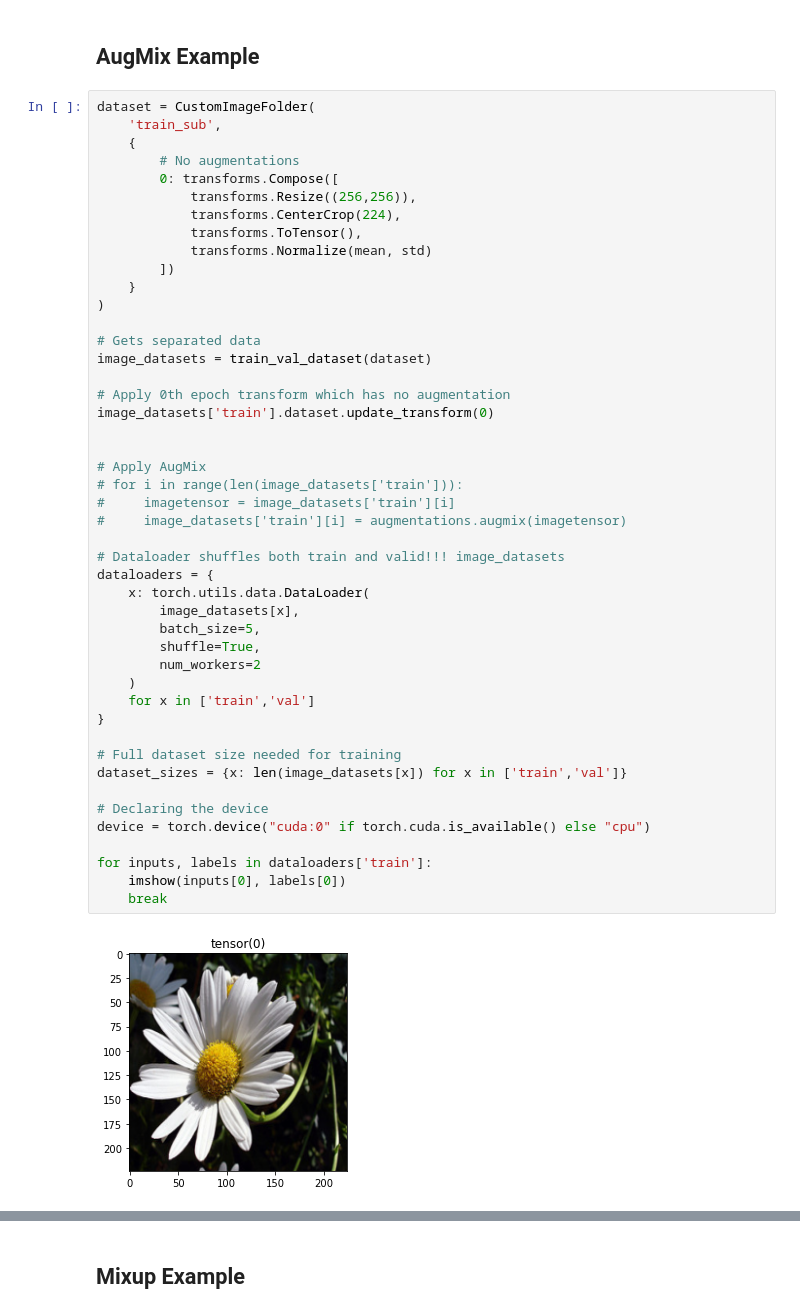
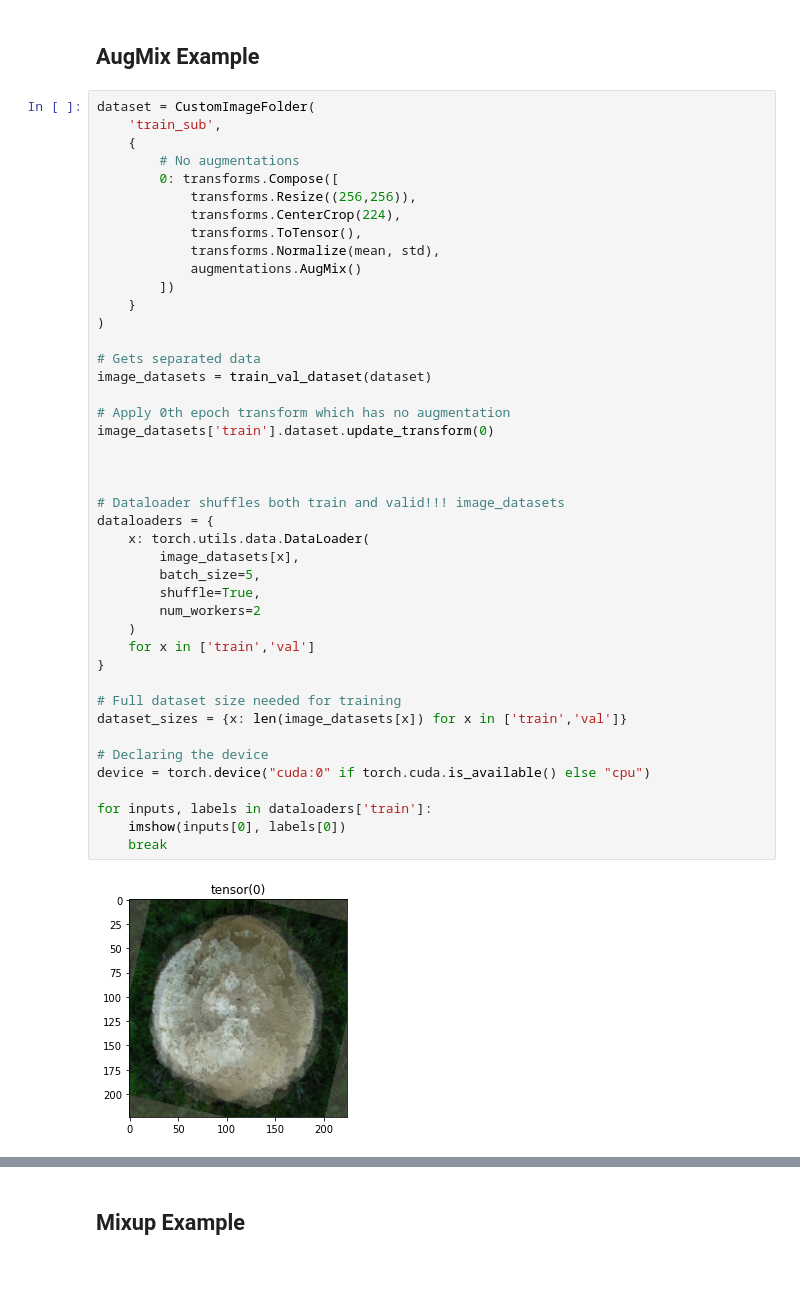
Before and after one commit to IvanSunjg/Advanced-Vision, a Jupyter notebook: colab/augmentation-examples/examples.ipynb, the cells around one changed output, grey strips where cells are left out. Saved outputs shown, nothing was run; the diff lists cells and outputs as text; blank space fills up the shorter version.

```diff
--- a/colab/augmentation-examples/examples.ipynb
+++ b/colab/augmentation-examples/examples.ipynb
@@ -190,43 +190,40 @@ dataset = CustomImageFolder(
             transforms.Resize((256,256)),
             transforms.CenterCrop(224),
             transforms.ToTensor(),
-            transforms.Normalize(mean, std)
+            transforms.Normalize(mean, std),
+            augmentations.AugMix()
         ])
     }
 )
 
 # Gets separated data
 image_datasets = train_val_dataset(dataset)
 
 # Apply 0th epoch transform which has no augmentation
 image_datasets['train'].dataset.update_transform(0)
 
 
-# Apply AugMix
-# for i in range(len(image_datasets['train'])):
-#     imagetensor = image_datasets['train'][i]
-#     image_datasets['train'][i] = augmentations.augmix(imagetensor)
 
 # Dataloader shuffles both train and valid!!! image_datasets
 dataloaders = {
     x: torch.utils.data.DataLoader(
         image_datasets[x],
         batch_size=5,
         shuffle=True,
         num_workers=2
     )
     for x in ['train','val']
 }
 
 # Full dataset size needed for training
 dataset_sizes = {x: len(image_datasets[x]) for x in ['train','val']}
 
 # Declaring the device
 device = torch.device("cuda:0" if torch.cuda.is_available() else "cpu")
 
 for inputs, labels in dataloaders['train']:
     imshow(inputs[0], labels[0])
     break
 # %% [output]
-[figure, old version]
+[figure, new version]
 # %%
```
Also changed, not shown: parts of 2 cells of this notebook, 1 other file.
